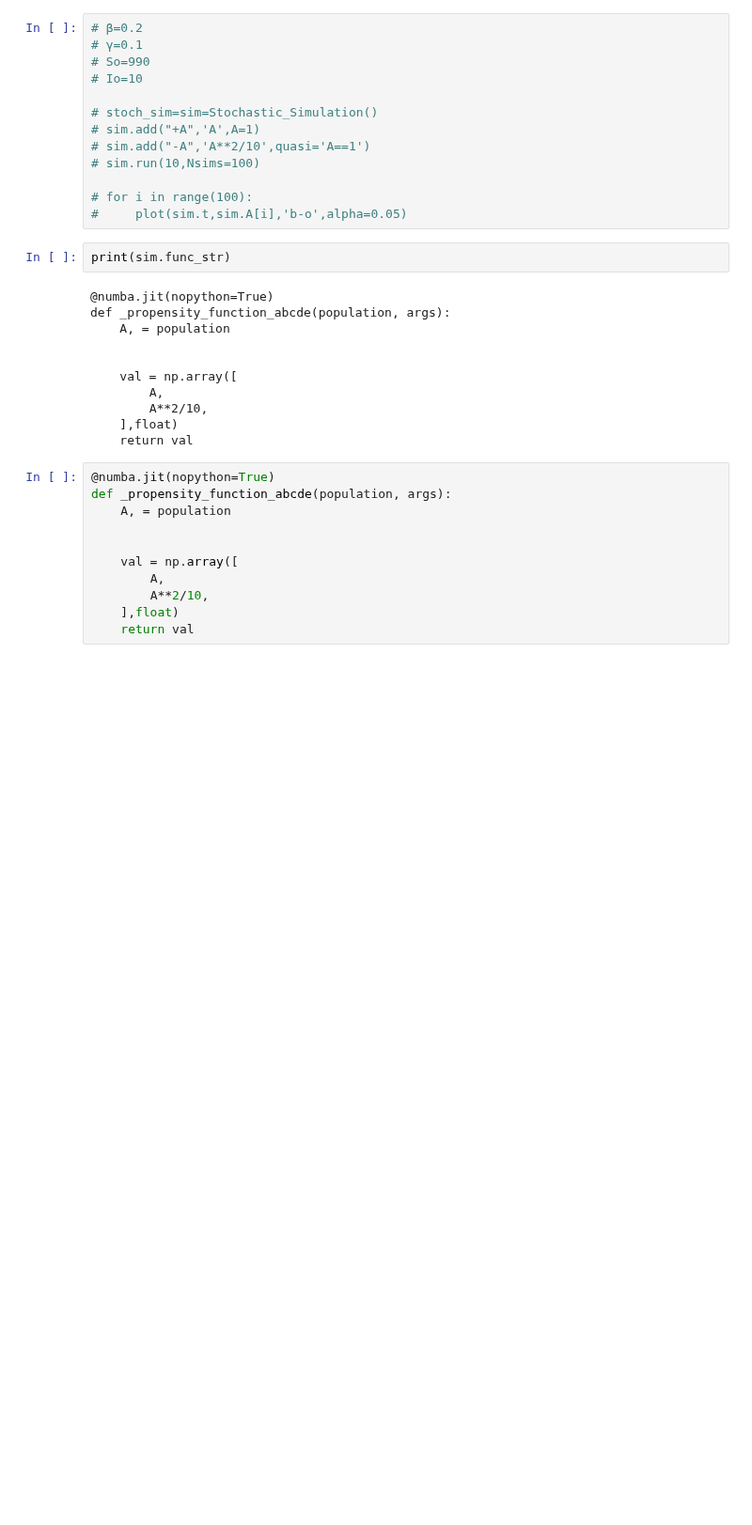
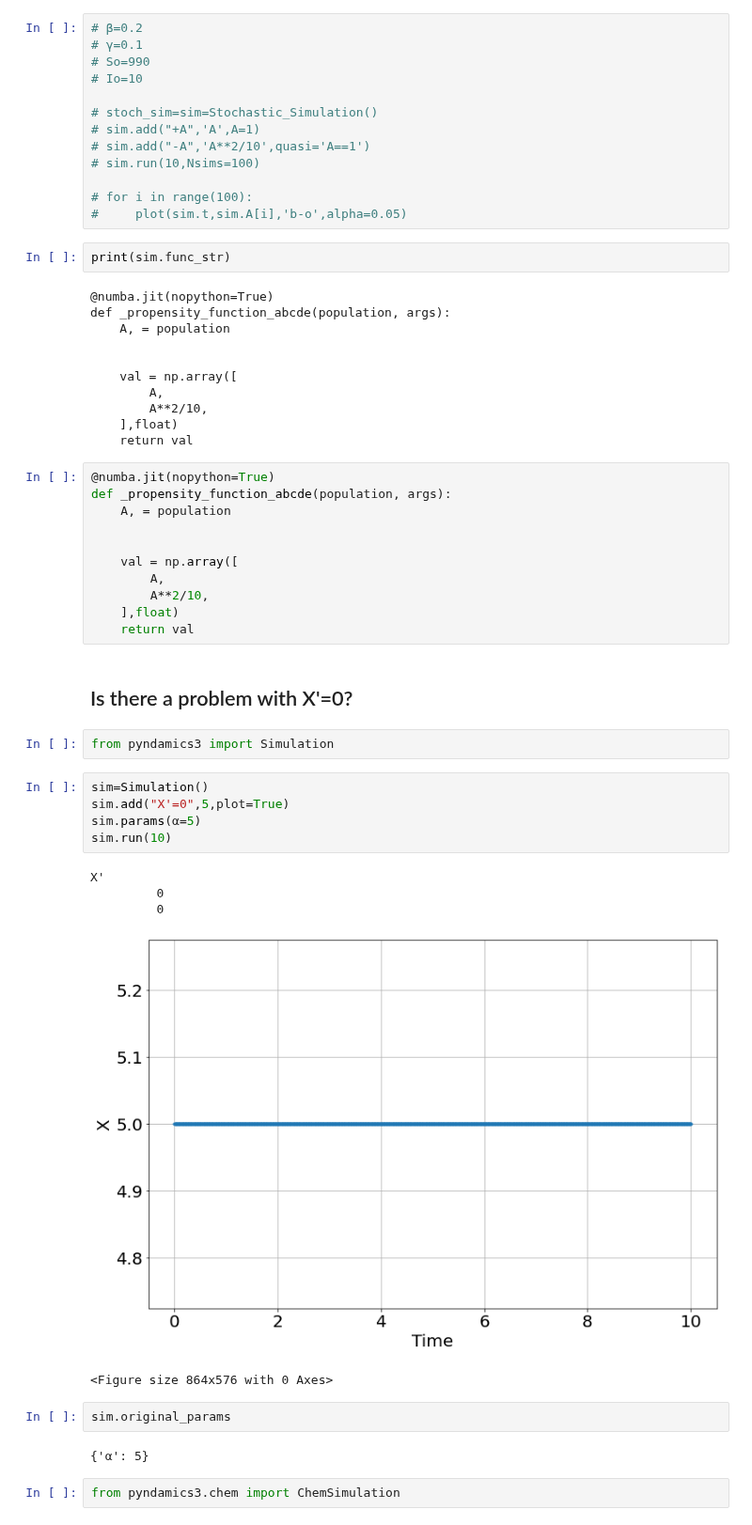
Before and after one commit to bblais/pyndamics3, a Jupyter notebook: 099_debug.ipynb, the cells around one changed output. Shown at 94% size. Saved outputs shown, nothing was run; the diff lists cells and outputs as text; blank space fills up the shorter version.

```diff
--- a/099_debug.ipynb
+++ b/099_debug.ipynb
@@ -355,3 +355,24 @@ def _propensity_function_abcde(population, args):
         A**2/10,
     ],float)
     return val
+# %% [markdown]
+## Is there a problem with X'=0?
+# %%
+from pyndamics3 import Simulation
+# %%
+sim=Simulation()
+sim.add("X'=0",5,plot=True)
+sim.params(α=5)
+sim.run(10)
+# %% [output]
+X'
+         0
+         0
+[figure, added]
+<Figure size 864x576 with 0 Axes>
+# %%
+sim.original_params
+# %% [output]
+{'α': 5}
+# %%
+from pyndamics3.chem import ChemSimulation
```
Also changed, not shown: parts of 9 cells of this notebook, 9 other files.
